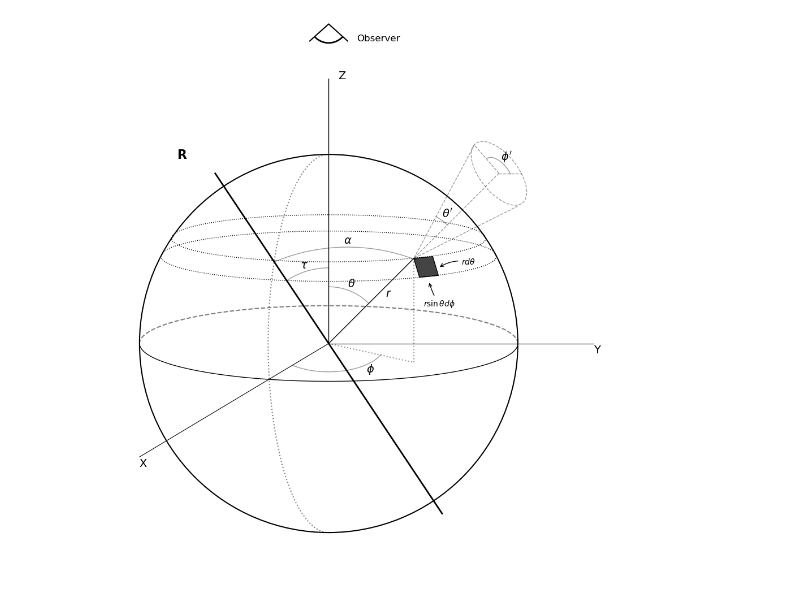
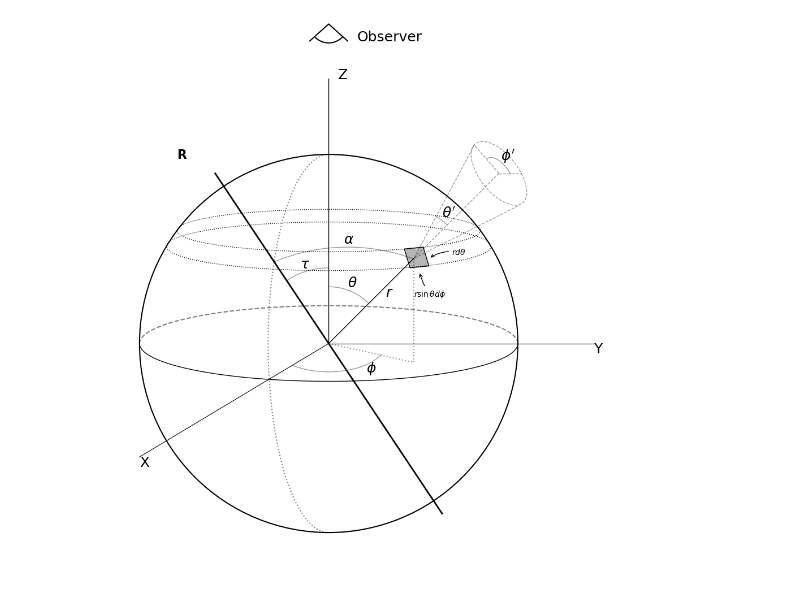
Before and after one commit to demichieldewilde/CME_distribution, a Jupyter notebook: Figures/coordinateplot.ipynb, the cells around one changed output. Cells and saved outputs as stored; diff of their text form; code cells hidden in the pictures.

```diff
--- a/Figures/coordinateplot.ipynb
+++ b/Figures/coordinateplot.ipynb
@@ -6,6 +6,8 @@ from matplotlib.patches import Polygon
 def draw_exact_spherical_diagram():
     fig, ax = plt.subplots(figsize=(10, 10))
     ax.set_aspect('equal')
+
+    s = 18 # fontsize
 
     # --- 1. CORE SPHERE ---
     # Outer boundary
@@ -20,15 +22,15 @@ def draw_exact_spherical_diagram():
     # --- 2. CARTESIAN AXES ---
     # Z-axis
     ax.plot([0, 0], [0, 1.4], 'k-', lw=1)
-    ax.text(0.05, 1.4, 'Z', fontsize=14)
+    ax.text(0.05, 1.4, 'Z', fontsize=s)
 
     # Y-axis
     ax.plot([0, 1.4], [0, 0], 'k-', lw=0.8)
-    ax.text(1.4, -0.05, 'Y', fontsize=14)
+    ax.text(1.4, -0.05, 'Y', fontsize=s)
 
     # X-axis (Projected)
     ax.plot([0, -1], [0, -0.6], 'k-', lw=0.8)
-    ax.text(-1, -0.65, 'X', fontsize=14)
+    ax.text(-1, -0.65, 'X', fontsize=s)
 
     # --- 3. THE R-AXIS AND ANGLES (XZ PLANE) ---
     # R-axis tilted into the back-left quadrant
@@ -50,53 +52,53 @@ def draw_exact_spherical_diagram():
     # The Patch (Dark Trapezoid)
     # Define 4 corners for the differential area
     pts = np.array([
-        [0.45, 0.45], [0.55, 0.46],
-        [0.58, 0.36], [0.48, 0.35]
+        [0.4, 0.5], [0.5, 0.51],
+        [0.53, 0.41], [0.43, 0.4]
     ])
-    patch = Polygon(pts, closed=True, color='#444444', ec='black')
+    patch = Polygon(pts, closed=True, color="#7F7F7F91", ec='black')
     ax.add_patch(patch)
 
     # rings of patch
     phi_ring = np.linspace(0, 2*np.pi, 100)
-    theta_ring = 0.59
-    ax.plot(np.cos(theta_ring) * np.cos(phi_ring), -0.15 * np.cos(theta_ring) * np.sin(phi_ring) + np.sin(theta_ring) , 'k:', lw=1)
-    theta_ring = 0.48
+    theta_ring = 0.64
+    ax.plot(np.cos(theta_ring) * np.cos(phi_ring), -0.14 * np.cos(theta_ring) * np.sin(phi_ring) + np.sin(theta_ring) , 'k:', lw=1)
+    theta_ring = 0.54
     ax.plot(np.cos(theta_ring) * np.cos(phi_ring), -0.15 * np.cos(theta_ring) * np.sin(phi_ring) + np.sin(theta_ring) , 'k:', lw=1)
 
     # Labels for the patch with curved arrows (annotations)
-    ax.annotate(r'$r \sin \theta d \phi$', xy=(0.53, 0.33), xytext=(0.5, 0.2),
+    ax.annotate(r'$r \sin \theta d \phi$', xy=(0.48, 0.38), xytext=(0.45, 0.25),
                 arrowprops=dict(arrowstyle='->', connectionstyle="arc3,rad=-0.1"))
-    ax.annotate(r'$r d\theta$', xy=(0.58, 0.4), xytext=(0.7, 0.42),
+    ax.annotate(r'$r d\theta$', xy=(0.53, 0.45), xytext=(0.65, 0.47),
                 arrowprops=dict(arrowstyle='->', connectionstyle="arc3,rad=0.2"))
 
     # --- 5. RADIUS AND PHI ---
     # Radius vector to the patch
     ax.plot([0, 0.45], [0, 0.45], 'k-', lw=1)
-    ax.text(0.3, 0.25, r'$r$', fontsize=14)
+    ax.text(0.3, 0.25, r'$r$', fontsize=s)
 
     # Theta angle
     theta_arc = np.linspace(np.pi/2, 0.8, 20)
     ax.plot(0.3 * np.cos(theta_arc), 0.3 * np.sin(theta_arc), 'k-', lw=1, alpha=0.4)
-    ax.text(0.1, 0.30, r'$\theta$', fontsize=14)
+    ax.text(0.1, 0.30, r'$\theta$', fontsize=s)
 
     # Phi angle (on the bottom)
     phi_arc = np.linspace(-2.87*np.pi/4, -0.4, 20)
     ax.plot(0.3 * np.cos(phi_arc), 0.15 * np.sin(phi_arc), 'k-', lw=1, alpha=0.4)
-    ax.text(0.2, -0.15, r'$\phi$', fontsize=14)
+    ax.text(0.2, -0.15, r'$\phi$', fontsize=s)
 
     # Drop lines for perspective
     ax.plot([0.45, 0.45], [0.45, -0.1], 'k:', alpha=0.4)
     ax.plot([0, 0.45], [0., -0.1], 'k:', alpha=0.4)
 
     # Angle alpha (between R and r)
-    alpha_arc = np.linspace(1.2, 1.97, 20)
+    alpha_arc = np.linspace(1.21, 1.97, 20)
     ax.plot(1 * np.cos(alpha_arc)+0.1, 1 * np.sin(alpha_arc)-0.49, 'k-', lw=1, alpha=0.4)
-    ax.text(0.08, 0.53, r'$\alpha$', fontsize=14)
+    ax.text(0.08, 0.53, r'$\alpha$', fontsize=s)
 
     # Angle tau
     tau_arc = np.linspace(np.pi/2, 2.15, 30)
     ax.plot(0.4 * np.cos(tau_arc), 0.4 * np.sin(tau_arc), 'k-', lw=1, alpha=0.4)
-    ax.text(-0.15, 0.4, r'$\tau$', fontsize=14)
+    ax.text(-0.15, 0.4, r'$\tau$', fontsize=s)
 
     #  --- 6. CONE OF CONFUSION ---
     a = 0.2
@@ -114,37 +116,37 @@ def draw_exact_spherical_diagram():
 
     phi2 = np.linspace(1.15, np.pi, 100)
     ax.plot(0.5 * a * np.cos(phi2) * np.cos(t) + 0.5 * b * np.sin(phi2)*np.sin(t) +0.9, 0.5 * b * np.sin(phi2)*np.cos(t) - 0.5 * a * np.cos(phi2)*np.sin(t) +0.9, 'k-', lw=1, alpha=0.4) # Front
-    ax.text(0.91, 0.97, r"$\phi'$", fontsize=14)
+    ax.text(0.91, 0.97, r"$\phi'$", fontsize=s)
 
     theta2 = np.linspace(np.pi/4, np.pi/4+0.3, 100)
     ax.plot(0.25 *  np.cos(theta2)+0.45 , 0.25 * np.sin(theta2) +0.45, 'k-', lw=1, alpha=0.4) # Front
-    ax.text(0.6, 0.67, r"$\theta'$", fontsize=14)
+    ax.text(0.6, 0.67, r"$\theta'$", fontsize=s)
 
     # --- 7. THE OBSERVER (EYE) ---
-    # # 1. The Eye Shape (Half Circle)
+    # 1. The Eye Shape (Half Circle)
     theta = np.linspace(-1/4*np.pi, -3/4*np.pi, 100)
     eyeball_x = 0.1* np.cos(theta)
     eyeball_y = 0.1 * np.sin(theta) +1.69
-    ax.plot(eyeball_x, eyeball_y, color='black', linewidth=2)
+    ax.plot(eyeball_x, eyeball_y, color='black')
     lash_x = [-0.1, 0, 0.1]
     lash_y = [1.6, 1.69, 1.6]
 
     # Plotting the lashes
     ax.plot(lash_x, lash_y, 'k-')
 
     # Label the observer
-    ax.text(0.15, 1.6, 'Observer', fontsize=12)
+    ax.text(0.15, 1.6, 'Observer', fontsize=s)
 
     # Final Formatting
     ax.set_xlim(-1.2, 1.5)
     ax.set_ylim(-1.2, 1.7)
     ax.axis('off')
     plt.tight_layout()
     plt.show()
 
     fig.savefig("coordinate_plot.pdf")
 
 
 draw_exact_spherical_diagram()
 # %% [output]
-[figure, old version]
+[figure, new version]
```
Also changed, not shown: 1 other file.
